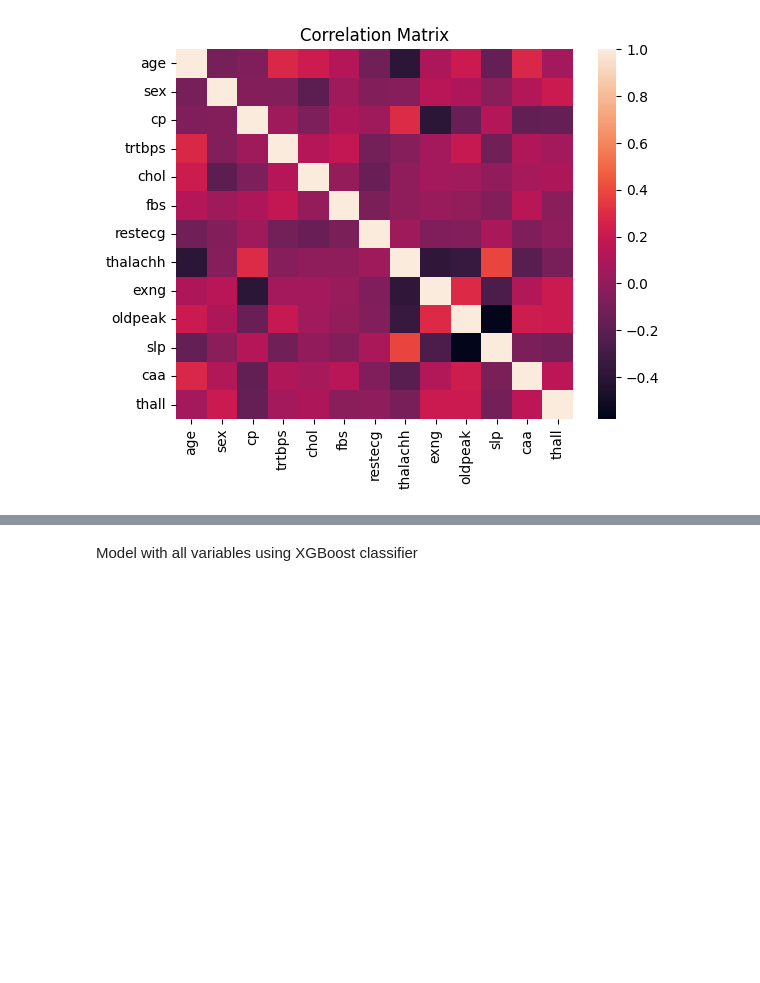
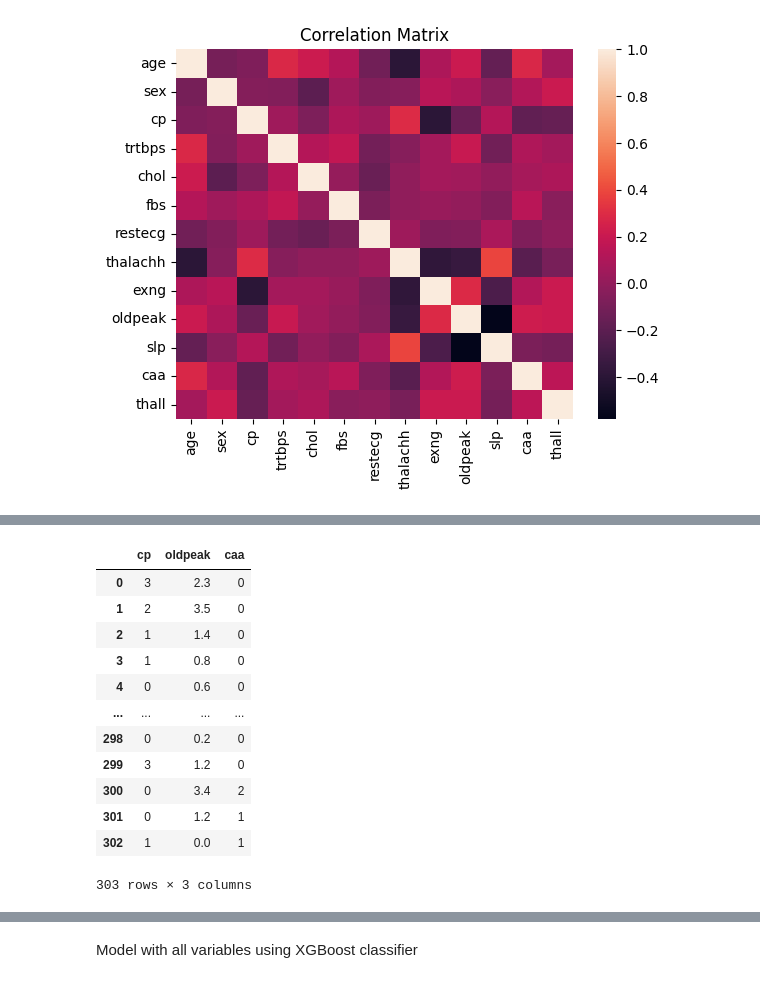
Before and after one commit to GacildaAnne/DatascienceExam, a Jupyter notebook: ExamVS.ipynb, the cells around one changed output, grey strips where cells are left out. Saved outputs shown, nothing was run; the diff lists cells and outputs as text; code cells hidden in the pictures; blank space fills up the shorter version.

```diff
--- a/ExamVS.ipynb
+++ b/ExamVS.ipynb
@@ -259,3 +250,17 @@ Build, train, test Model2
 # %%
-#x2 = DF.iloc[:, :13]
-#x2
+x2 = DF.iloc[:, [2, 9, 11]]
+x2
+# %% [output]
+|  | cp | oldpeak | caa |
+| 0 | 3 | 2.3 | 0 |
+| 1 | 2 | 3.5 | 0 |
+| 2 | 1 | 1.4 | 0 |
+| 3 | 1 | 0.8 | 0 |
+| 4 | 0 | 0.6 | 0 |
+| ... | ... | ... | ... |
+| 298 | 0 | 0.2 | 0 |
+| 299 | 3 | 1.2 | 0 |
+| 300 | 0 | 3.4 | 2 |
+| 301 | 0 | 1.2 | 1 |
+| 302 | 1 | 0.0 | 1 |
+303 rows × 3 columns
```
Also changed, not shown: parts of 30 cells of this notebook.
